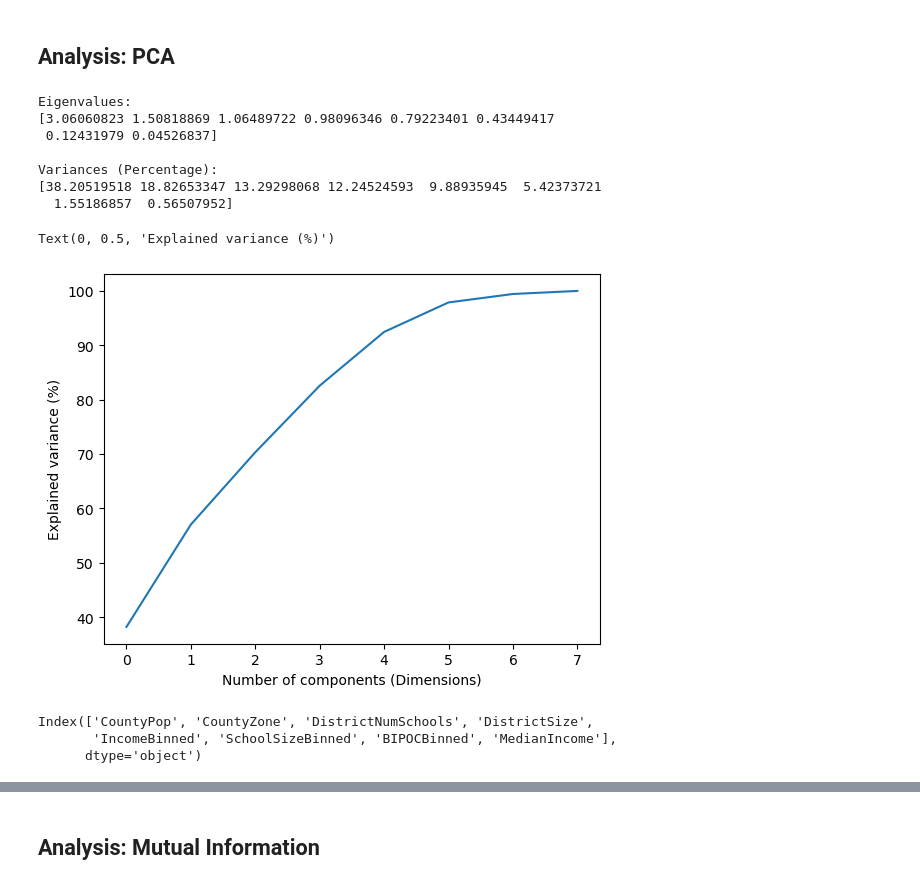
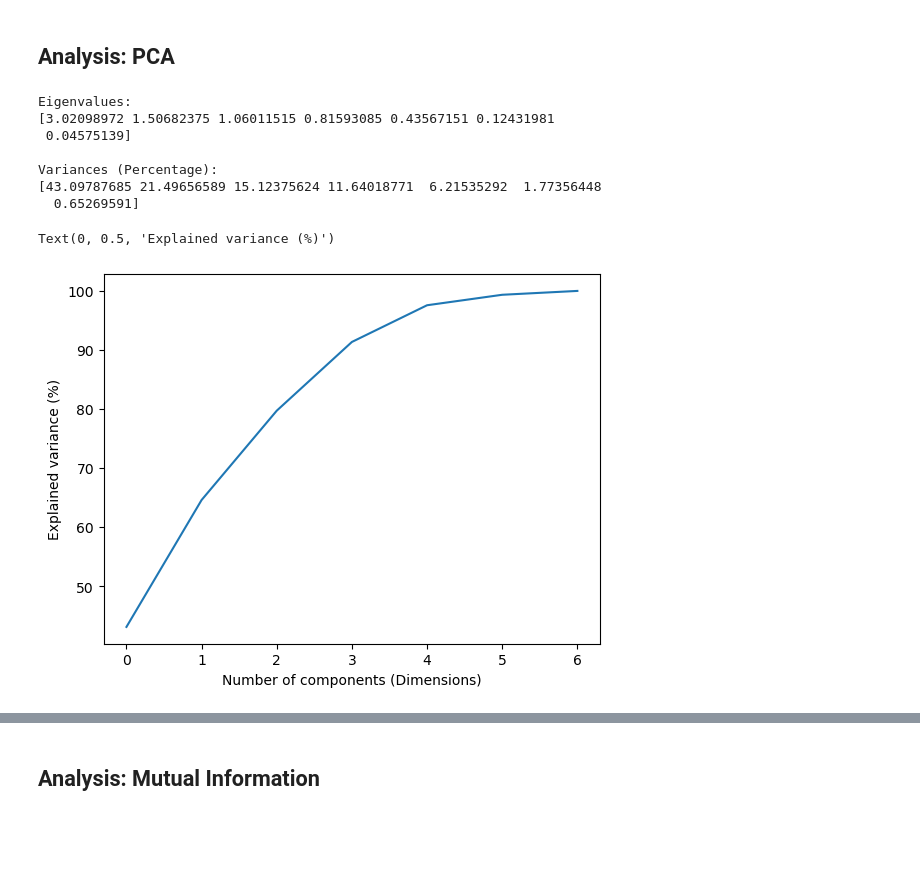
Before and after one commit to brinkbrink/WA_CS_v2, a Jupyter notebook: SchoolAnalysis.ipynb, the cells around one changed output, grey strips where cells are left out. Drawn from its saved outputs; the diff is of its cells as text; code cells hidden in the pictures; blank space fills up the shorter version.

Commit message:
put zones on hold, redo PCA

```diff
--- a/SchoolAnalysis.ipynb
+++ b/SchoolAnalysis.ipynb
@@ -422,7 +419,7 @@ df_for_tree_v3.head()
 # %%
 from sklearn.preprocessing import StandardScaler
 
-X_to_scale = with_income.loc[:, ('CountyPop','CountyZone','DistrictNumSchools','DistrictSize','IncomeBinned','SchoolSizeBinned','BIPOCBinned','MedianIncome')]
+X_to_scale = with_income.loc[:, ('CountyPop','DistrictNumSchools','DistrictSize','IncomeBinned','SchoolSizeBinned','BIPOCBinned','MedianIncome')]
 y = with_income['CS_Offered']
 
 sc = StandardScaler()
@@ -684,36 +681,30 @@ The inaccuracy here may be due to the insufficient amount of data.
 # %%
 # Apply PCA
 from sklearn.decomposition import PCA
-pca = PCA(n_components=8)
+pca = PCA(n_components=7)
 pca.fit(X_scaled)
 
 # Get the eigenvalues
 print("Eigenvalues:")
 print(pca.explained_variance_)
 print()
 
 # Get explained variances
 print("Variances (Percentage):")
 print(pca.explained_variance_ratio_ * 100)
 print()
 
 # Make the scree plot
 plt.plot(np.cumsum(pca.explained_variance_ratio_ * 100))
 plt.xlabel("Number of components (Dimensions)")
 plt.ylabel("Explained variance (%)")
 # %% [output]
 Eigenvalues:
-[3.06060823 1.50818869 1.06489722 0.98096346 0.79223401 0.43449417
- 0.12431979 0.04526837]
+[3.02098972 1.50682375 1.06011515 0.81593085 0.43567151 0.12431981
+ 0.04575139]
 
 Variances (Percentage):
-[38.20519518 18.82653347 13.29298068 12.24524593  9.88935945  5.42373721
-  1.55186857  0.56507952]
+[43.09787685 21.49656589 15.12375624 11.64018771  6.21535292  1.77356448
+  0.65269591]
 Text(0, 0.5, 'Explained variance (%)')
-[figure, old version]
+[figure, new version]
-# %%
-X_to_scale.columns
-# %% [output]
-Index(['CountyPop', 'CountyZone', 'DistrictNumSchools', 'DistrictSize',
-       'IncomeBinned', 'SchoolSizeBinned', 'BIPOCBinned', 'MedianIncome'],
-      dtype='object')
```
Also changed, not shown: parts of 20 cells of this notebook.
